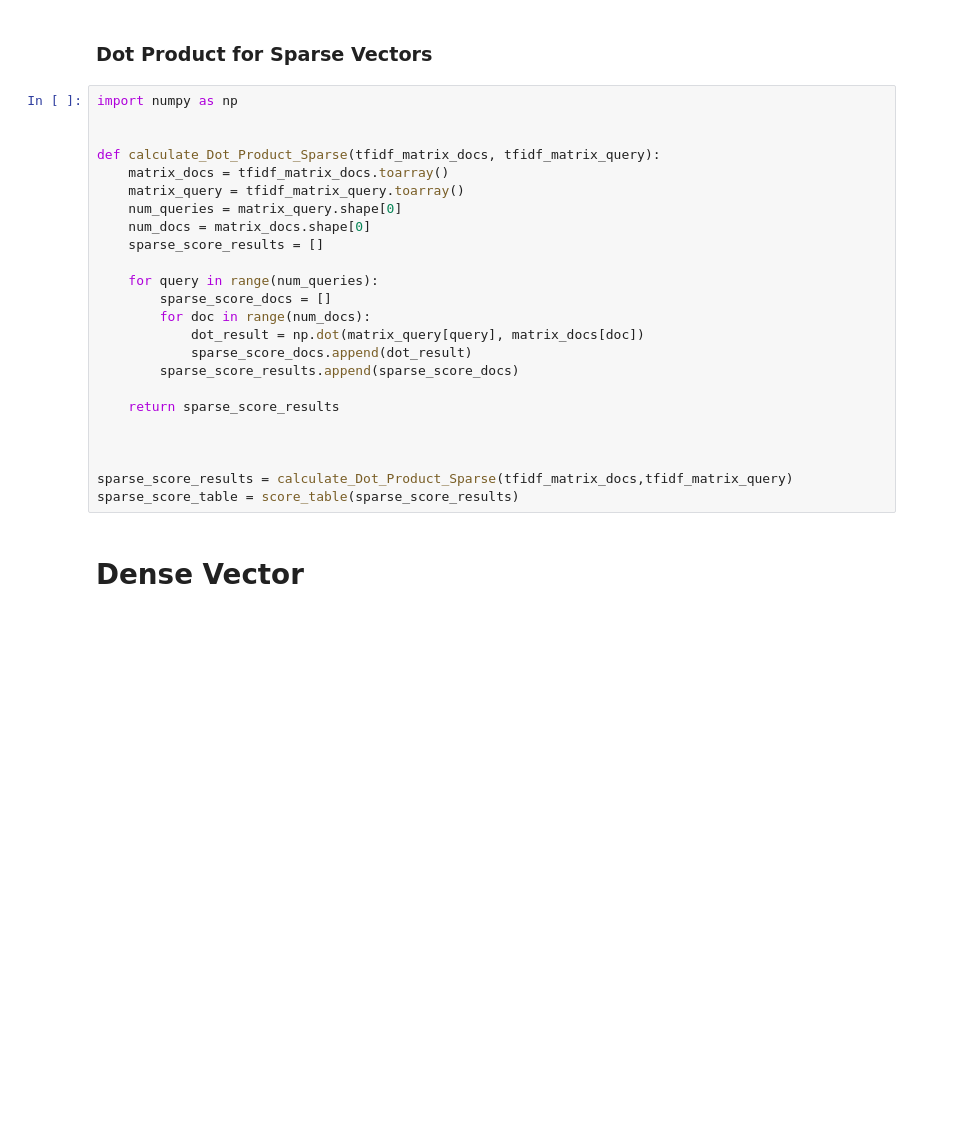
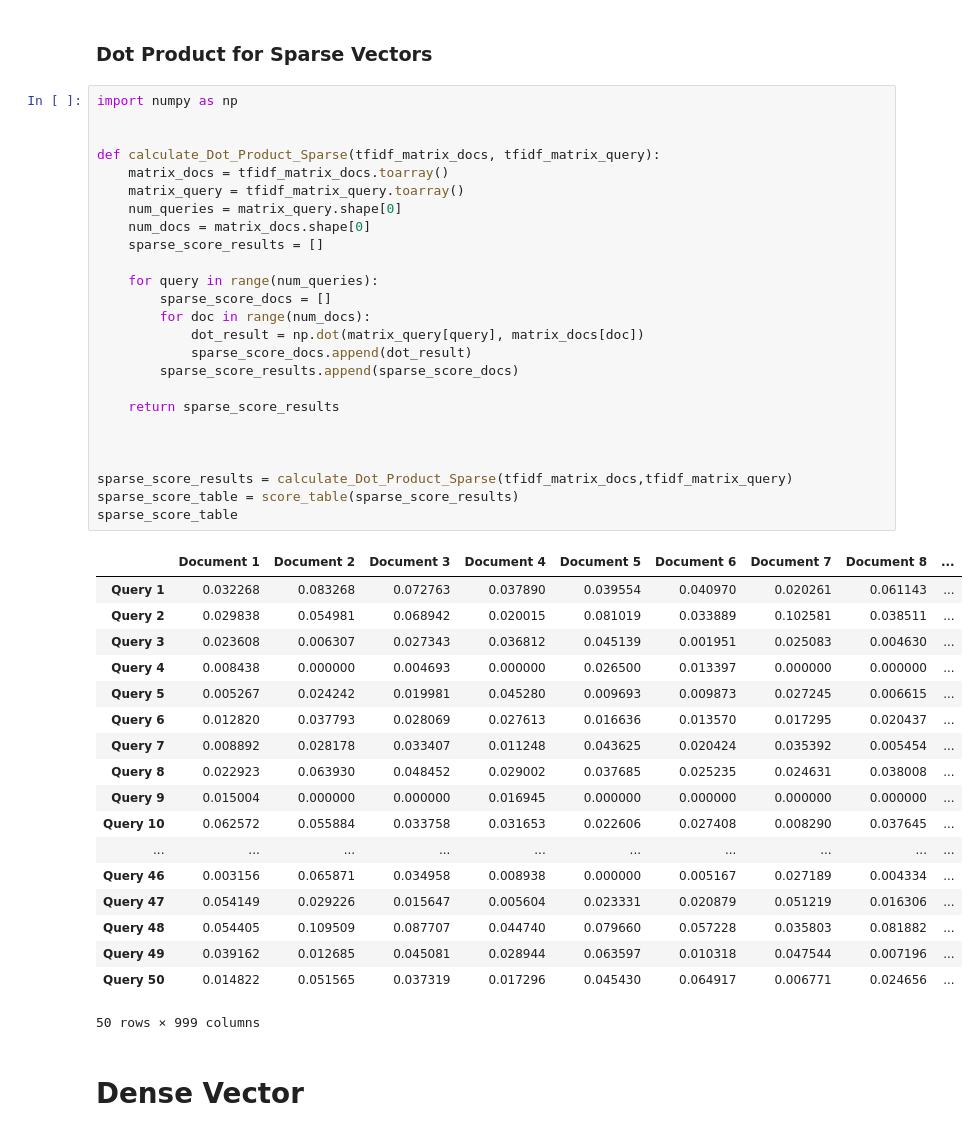
Before and after one commit to tali9943/Ranking, a Jupyter notebook: rank.ipynb, the cells around one changed output. Drawn from its saved outputs; the diff is of its cells as text; blank space fills up the shorter version.

```diff
--- a/rank.ipynb
+++ b/rank.ipynb
@@ -167,27 +161,47 @@ tfidf_matrix_query, feature_names_query  = calculateTFIDFQuery( tokenized_query,
 # %%
 import numpy as np
 
 
 def calculate_Dot_Product_Sparse(tfidf_matrix_docs, tfidf_matrix_query):
     matrix_docs = tfidf_matrix_docs.toarray()
     matrix_query = tfidf_matrix_query.toarray()
     num_queries = matrix_query.shape[0]
     num_docs = matrix_docs.shape[0]
     sparse_score_results = []
 
     for query in range(num_queries):
         sparse_score_docs = []
         for doc in range(num_docs):
             dot_result = np.dot(matrix_query[query], matrix_docs[doc])
             sparse_score_docs.append(dot_result)
         sparse_score_results.append(sparse_score_docs)
 
     return sparse_score_results
 
 
 
 sparse_score_results = calculate_Dot_Product_Sparse(tfidf_matrix_docs,tfidf_matrix_query)
 sparse_score_table = score_table(sparse_score_results)
+sparse_score_table
+# %% [output]
+|  | Document 1 | Document 2 | Document 3 | Document 4 | Document 5 | Document 6 | Document 7 | Document 8 | ... |
+| Query 1 | 0.032268 | 0.083268 | 0.072763 | 0.037890 | 0.039554 | 0.040970 | 0.020261 | 0.061143 | ... |
+| Query 2 | 0.029838 | 0.054981 | 0.068942 | 0.020015 | 0.081019 | 0.033889 | 0.102581 | 0.038511 | ... |
+| Query 3 | 0.023608 | 0.006307 | 0.027343 | 0.036812 | 0.045139 | 0.001951 | 0.025083 | 0.004630 | ... |
+| Query 4 | 0.008438 | 0.000000 | 0.004693 | 0.000000 | 0.026500 | 0.013397 | 0.000000 | 0.000000 | ... |
+| Query 5 | 0.005267 | 0.024242 | 0.019981 | 0.045280 | 0.009693 | 0.009873 | 0.027245 | 0.006615 | ... |
+| Query 6 | 0.012820 | 0.037793 | 0.028069 | 0.027613 | 0.016636 | 0.013570 | 0.017295 | 0.020437 | ... |
+| Query 7 | 0.008892 | 0.028178 | 0.033407 | 0.011248 | 0.043625 | 0.020424 | 0.035392 | 0.005454 | ... |
+| Query 8 | 0.022923 | 0.063930 | 0.048452 | 0.029002 | 0.037685 | 0.025235 | 0.024631 | 0.038008 | ... |
+| Query 9 | 0.015004 | 0.000000 | 0.000000 | 0.016945 | 0.000000 | 0.000000 | 0.000000 | 0.000000 | ... |
+| Query 10 | 0.062572 | 0.055884 | 0.033758 | 0.031653 | 0.022606 | 0.027408 | 0.008290 | 0.037645 | ... |
+| ... | ... | ... | ... | ... | ... | ... | ... | ... | ... |
+| Query 46 | 0.003156 | 0.065871 | 0.034958 | 0.008938 | 0.000000 | 0.005167 | 0.027189 | 0.004334 | ... |
+| Query 47 | 0.054149 | 0.029226 | 0.015647 | 0.005604 | 0.023331 | 0.020879 | 0.051219 | 0.016306 | ... |
+| Query 48 | 0.054405 | 0.109509 | 0.087707 | 0.044740 | 0.079660 | 0.057228 | 0.035803 | 0.081882 | ... |
+| Query 49 | 0.039162 | 0.012685 | 0.045081 | 0.028944 | 0.063597 | 0.010318 | 0.047544 | 0.007196 | ... |
+| Query 50 | 0.014822 | 0.051565 | 0.037319 | 0.017296 | 0.045430 | 0.064917 | 0.006771 | 0.024656 | ... |
+50 rows × 999 columns
 # %% [markdown]
 # Dense Vector
 # %%
```
Also changed, not shown: parts of 24 cells of this notebook, 3 other files.
